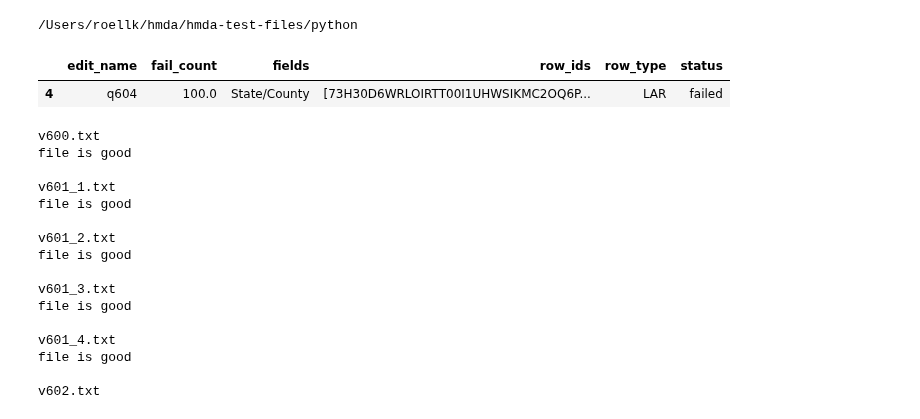
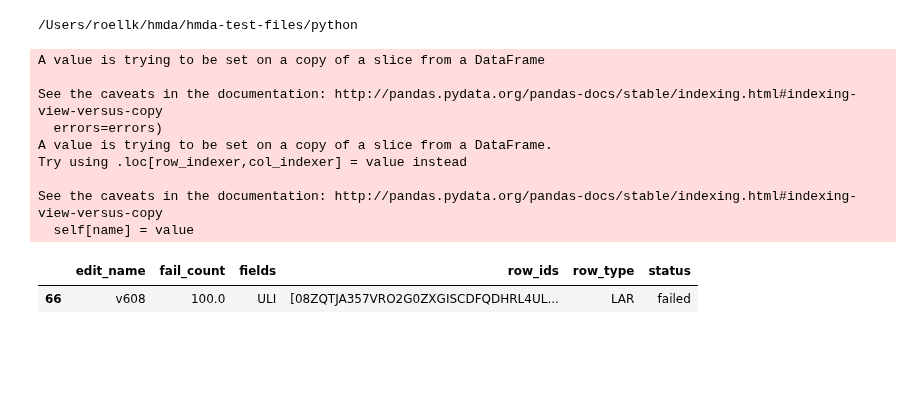
Before and after one commit to cfpb/hmda-test-files, a Jupyter notebook: python/edit_file_test_tool.ipynb, the cells around one changed output. Cells and saved outputs as stored; diff of their text form; code cells hidden in the pictures; blank space fills up the shorter version.

Commit message:
reformat file paths

```diff
--- a/python/edit_file_test_tool.ipynb
+++ b/python/edit_file_test_tool.ipynb
@@ -33,66 +33,47 @@ ts_schema_df = pd.DataFrame(json.load(open("../schemas/ts_schema.json", "r")))
 # %% [output]
 /Users/roellk/hmda/hmda-test-files/python
 # %%
-path = "../edits_files/quality/"
-file = "q604.txt"
+
+file = "v608.txt"
+if file[0] == "v":
+    file_type = "validity"
+elif file[0] == "s":
+    file_type = "syntax"
+elif file[0] == "q":
+    file_type = "quality"
+else:
+    file_type = "clean"
+path = "../edits_files/"+file_type+"/"
+if file_type == "clean":
+    path = "../edits_files/"
+
 #lar validator checks a dataframe and returns a JSON with generate_error_files
 checker = rules_engine(lar_schema=lar_schema_df, ts_schema=ts_schema_df, cbsa_data=cbsas)#tracts=tracts,
 #                       counties=counties, small_counties=small_counties)
 #load data to checker
 ts_df, lar_df = utils.read_data_file(path=path, data_file=file)
 checker.load_data_frames(ts_df, lar_df)
 for func in dir(checker):
     if func[:1] in ("s", "v", "q") and func[1:4].isdigit()==True:
         #print("applying:", func)
         getattr(checker, func)()
 res_df = pd.DataFrame(checker.results)
 res_df[(res_df.status=="failed")&(res_df.edit_name==file[:-4])]
 # %% [output]
+A value is trying to be set on a copy of a slice from a DataFrame
+
+See the caveats in the documentation: http://pandas.pydata.org/pandas-docs/stable/indexing.html#indexing-view-versus-copy
+  errors=errors)
+A value is trying to be set on a copy of a slice from a DataFrame.
+Try using .loc[row_indexer,col_indexer] = value instead
+
+See the caveats in the documentation: http://pandas.pydata.org/pandas-docs/stable/indexing.html#indexing-view-versus-copy
+  self[name] = value
 |  | edit_name | fail_count | fields | row_ids | row_type | status |
-| 4 | q604 | 100.0 | State/County | [73H30D6WRLOIRTT00I1UHWSIKMC2OQ6P... | LAR | failed |
+| 66 | v608 | 100.0 | ULI | [08ZQTJA357VRO2G0ZXGISCDFQDHRL4UL... | LAR | failed |
 # %%
 #get all edit test files in single list
 val_path = "../edits_files/validity/"
 syn_path = "../edits_files/syntax/"
 val_files = [f for f in listdir(val_path) if isfile(join(val_path, f)) and f[0]=="v"] #get list of only files
 syn_files = [f for f in listdir(syn_path) if isfile(join(syn_path, f)) and f[0]=="s"]
-# %%
-#check validity test files for error rate
-for file in val_files:
-    print(file)
-    #lar validator checks a dataframe and returns a JSON with generate_error_files
-    checker = rules_engine(lar_schema=lar_schema_df, ts_schema=ts_schema_df, cbsa_data=cbsas)#tracts=tracts, counties=counties)
-    #load data to checker
-    ts_df, lar_df = utils.read_data_file(path=val_path, data_file=file)
-    checker.load_data_frames(ts_df, lar_df)
-    for func in dir(checker):
-        if func[:1] in ("s", "v") and func[1:4].isdigit()==True:
-            getattr(checker, func)()
-    res_df = pd.DataFrame(checker.results)
-    res_df = res_df[(res_df.edit_name==file[:-4])] #set res_df for only the edit in the file name
-    if res_df.row_type.iloc[0]=="TS" and res_df.status.iloc[0]=="failed":
-        print("file is good")
-
-    if res_df.row_type[(res_df.edit_name==file[:-4])].iloc[0] == "LAR" and \
-       res_df.fail_count[(res_df.edit_name==file[:-4])].iloc[0] != file_length:
-        print("WARNING BOOOOOP", len(res_df.fail_count[res_df.edit_name==file[:-4]]))
-    elif res_df.row_type[(res_df.edit_name==file[:-4])].iloc[0] == "LAR" and res_df.fail_count[(res_df.edit_name==file[:-4])].iloc[0] == file_length:
-        print("file is good")
-    print()
-# %% [output]
-v600.txt
-file is good
-
-v601_1.txt
-file is good
-
-v601_2.txt
-file is good
-
-v601_3.txt
-file is good
-
-v601_4.txt
-file is good
-
-v602.txt
```
Also changed, not shown: parts of 18 cells of this notebook.
